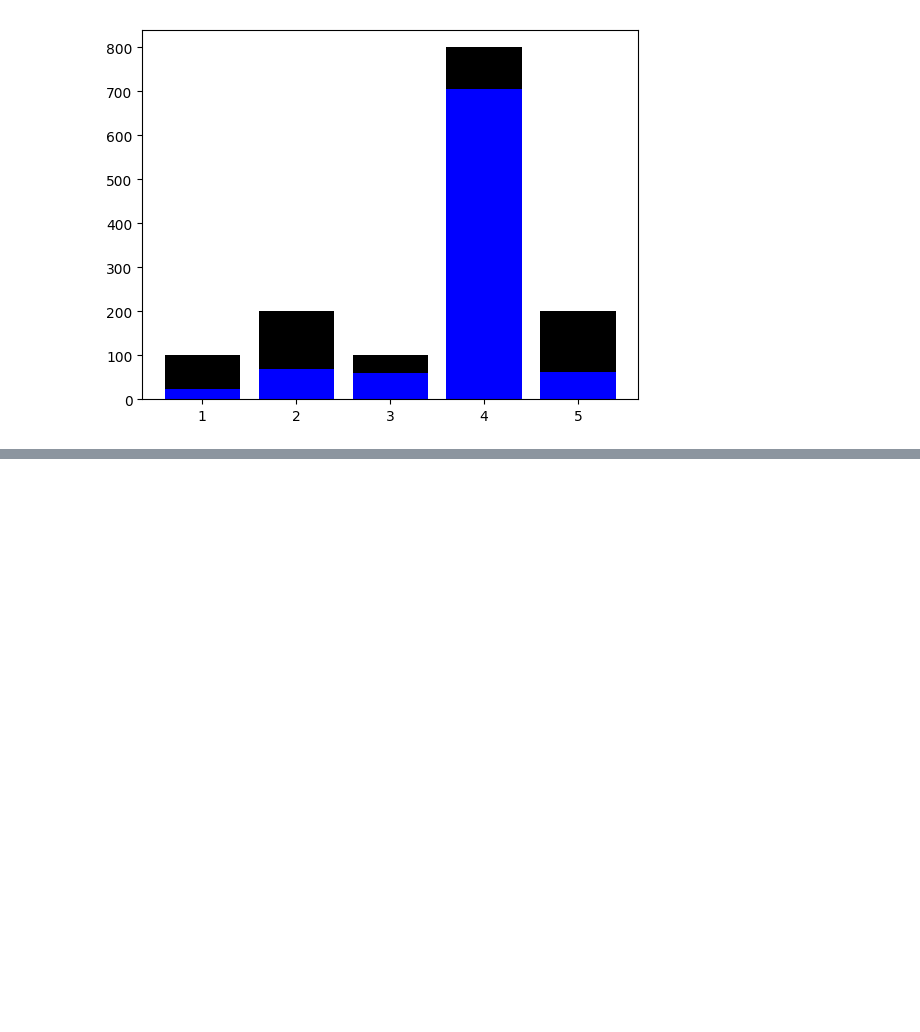
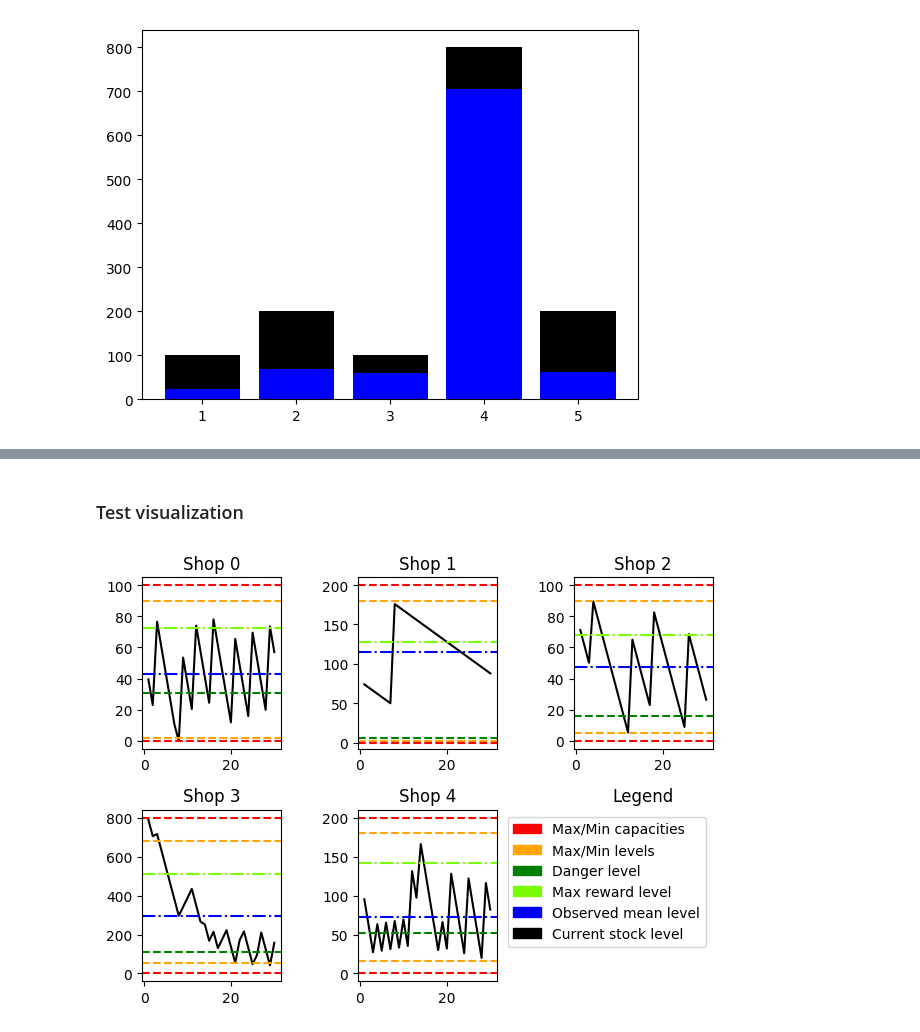
Before and after one commit to dsalgador/master-thesis, a Jupyter notebook: Q-learning/Q-learning-Simulations.ipynb, the cells around one changed output, grey strips where cells are left out. Cells and saved outputs as stored; diff of their text form; code cells hidden in the pictures; blank space fills up the shorter version.

```diff
--- a/Q-learning/Q-learning-Simulations.ipynb
+++ b/Q-learning/Q-learning-Simulations.ipynb
@@ -648,0 +598,59 @@ SyntaxError: invalid syntax (<ipython-input-54-cba0d1b1badc>, line 1)
+# %% [markdown]
+### Test visualization
+# %%
+test_states = pd.read_table(states_file, sep = ",")
+test_states.head()
+
+
+cmap = plt.get_cmap('gnuplot')
+colors = [cmap(i) for i in np.linspace(0, 1, n)]
+lvl_colors = ["Orange", "Green","Orange"]
+
+tanks = test_toy_system.tanks
+
+for i, color in enumerate(colors, start=1):
+    plt.subplot(2,3,i)
+    states = test_states['stock{}'.format(i-1)]
+    plt.plot(test_states['step'],states, label = "Shop {}".format(i-1), color = "Black")
+    plt.title("Shop {}".format(i-1))
+
+    plt.axhline(y= tanks[i-1].max_load, xmin=0, xmax=episode_length, hold=None, color = "Red", linestyle = '--')
+    for lvl_color, lvl in zip(lvl_colors, tanks[i-1].level_percentages):
+        plt.axhline(y= lvl * tanks[i-1].max_load, xmin=0, xmax=episode_length, hold=None, color = lvl_color,
+                    linestyle = '--')
+    plt.axhline(y= 0, xmin=0, xmax=episode_length, hold=None, color = "Red", linestyle = '--')
+
+
+    percentages = tanks[i-1].level_percentages
+    c = percentages[1]
+    e = percentages[2]
+    d = ct.p0_GLOBAL*e+(1-ct.p0_GLOBAL)*c
+    plt.axhline(y= d*tanks[i-1].max_load, xmin=0, xmax=episode_length, hold=None, color = "lawngreen",
+                linestyle = '-.')
+
+    plt.axhline(y= np.mean(states), xmin=0, xmax=episode_length, hold=None,
+                color = "blue", linestyle = '-.')
+
+plt.subplot(2,3,6)
+plt.title("Legend")
+plt.axis('off')
+
+#plt.legend(bbox_to_anchor=(0.5 ,0.8), loc=2, borderaxespad=0.)
+plt.yticks([])
+plt.xticks([])
+
+patch1 = mpatches.Patch(color='red', label='Max/Min capacities')
+patch2 = mpatches.Patch(color='orange', label='Max/Min levels')
+patch3 = mpatches.Patch(color='green', label='Danger level')
+patch4 = mpatches.Patch(color='lawngreen', label='Max reward level')
+patch5 = mpatches.Patch(color='blue', label='Observed mean level')
+patch6 = mpatches.Patch(color='black', label='Current stock level')
+
+
+plt.legend(handles=[patch1, patch2, patch3, patch4, patch5, patch6])
+
+plt.tight_layout()
+plt.show()
+plt.close()
+# %% [output]
+[figure, added]
```
Also changed, not shown: parts of 13 cells of this notebook, 1 other file.
